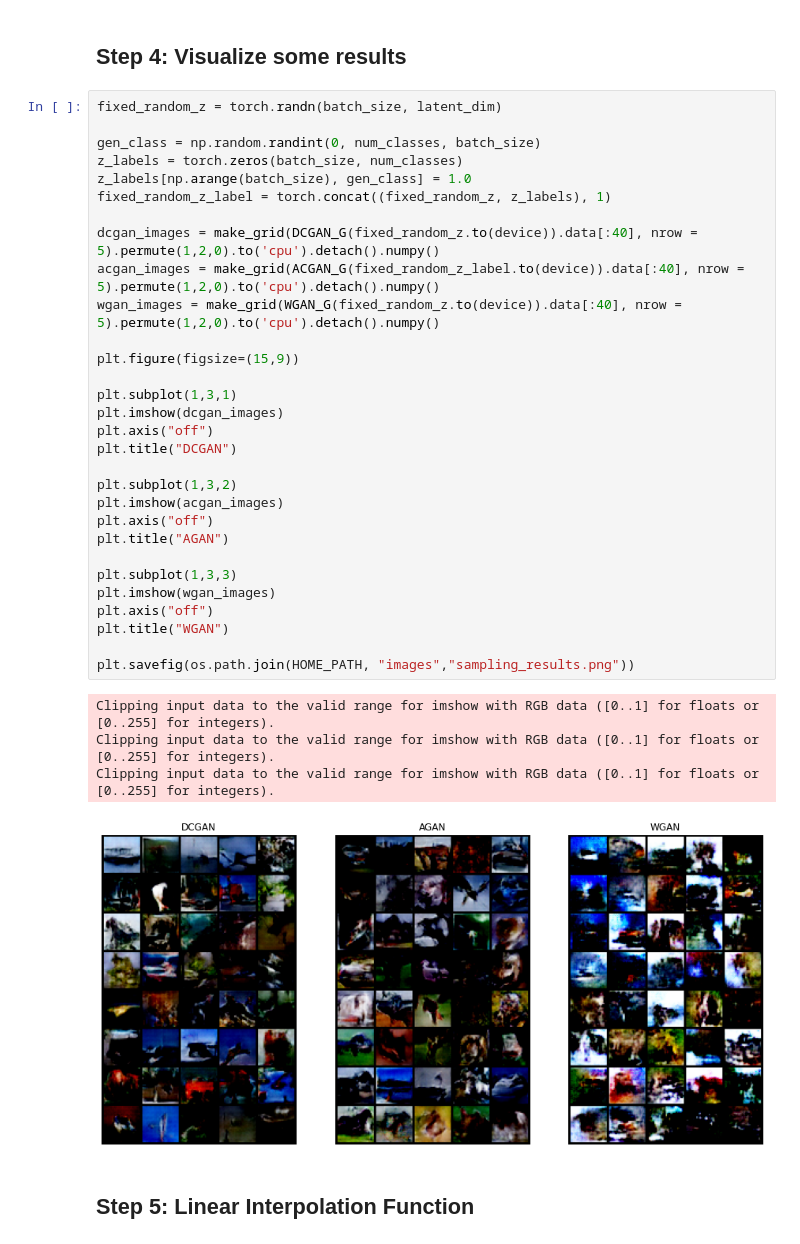
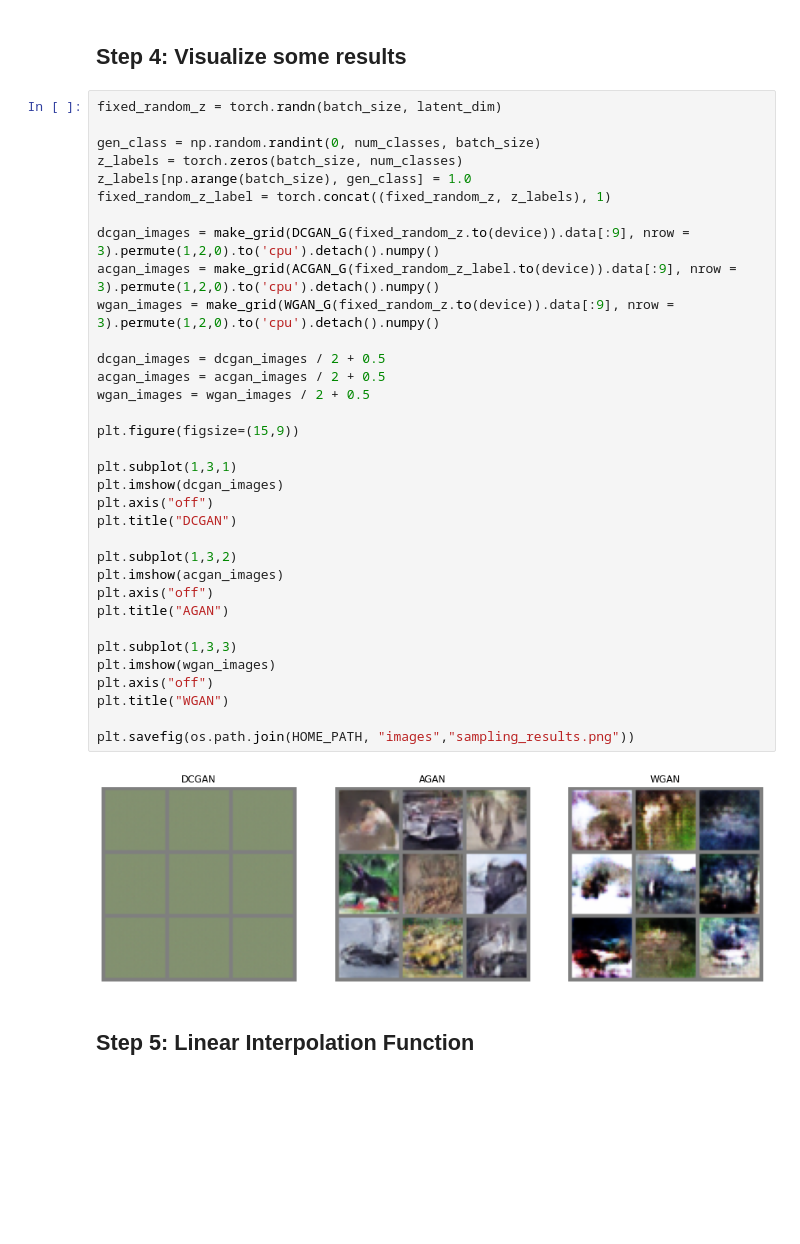
Before and after one commit to Duke-ECE661-Fall2022-Group-Gan/ECE661-Fall2022-GANs, a Jupyter notebook: Metric/visualizations.ipynb, the cells around one changed output. Saved outputs shown, nothing was run; the diff lists cells and outputs as text; blank space fills up the shorter version.

```diff
--- a/Metric/visualizations.ipynb
+++ b/Metric/visualizations.ipynb
@@ -159,38 +159,39 @@ assert(next(WGAN_D.parameters()).is_cuda)
 # %%
 fixed_random_z = torch.randn(batch_size, latent_dim)
 
 gen_class = np.random.randint(0, num_classes, batch_size)
 z_labels = torch.zeros(batch_size, num_classes)
 z_labels[np.arange(batch_size), gen_class] = 1.0
 fixed_random_z_label = torch.concat((fixed_random_z, z_labels), 1)
 
-dcgan_images = make_grid(DCGAN_G(fixed_random_z.to(device)).data[:40], nrow = 5).permute(1,2,0).to('cpu').detach().numpy()
-acgan_images = make_grid(ACGAN_G(fixed_random_z_label.to(device)).data[:40], nrow = 5).permute(1,2,0).to('cpu').detach().numpy()
-wgan_images = make_grid(WGAN_G(fixed_random_z.to(device)).data[:40], nrow = 5).permute(1,2,0).to('cpu').detach().numpy()
+dcgan_images = make_grid(DCGAN_G(fixed_random_z.to(device)).data[:9], nrow = 3).permute(1,2,0).to('cpu').detach().numpy()
+acgan_images = make_grid(ACGAN_G(fixed_random_z_label.to(device)).data[:9], nrow = 3).permute(1,2,0).to('cpu').detach().numpy()
+wgan_images = make_grid(WGAN_G(fixed_random_z.to(device)).data[:9], nrow = 3).permute(1,2,0).to('cpu').detach().numpy()
+
+dcgan_images = dcgan_images / 2 + 0.5
+acgan_images = acgan_images / 2 + 0.5
+wgan_images = wgan_images / 2 + 0.5
 
 plt.figure(figsize=(15,9))
 
 plt.subplot(1,3,1)
 plt.imshow(dcgan_images)
 plt.axis("off")
 plt.title("DCGAN")
 
 plt.subplot(1,3,2)
 plt.imshow(acgan_images)
 plt.axis("off")
 plt.title("AGAN")
 
 plt.subplot(1,3,3)
 plt.imshow(wgan_images)
 plt.axis("off")
 plt.title("WGAN")
 
 plt.savefig(os.path.join(HOME_PATH, "images","sampling_results.png"))
 # %% [output]
-Clipping input data to the valid range for imshow with RGB data ([0..1] for floats or [0..255] for integers).
-Clipping input data to the valid range for imshow with RGB data ([0..1] for floats or [0..255] for integers).
-Clipping input data to the valid range for imshow with RGB data ([0..1] for floats or [0..255] for integers).
-[figure, old version]
+[figure, new version]
 # %% [markdown]
 ## Step 5: Linear Interpolation Function
 # %%
```
Also changed, not shown: 6 other files.
